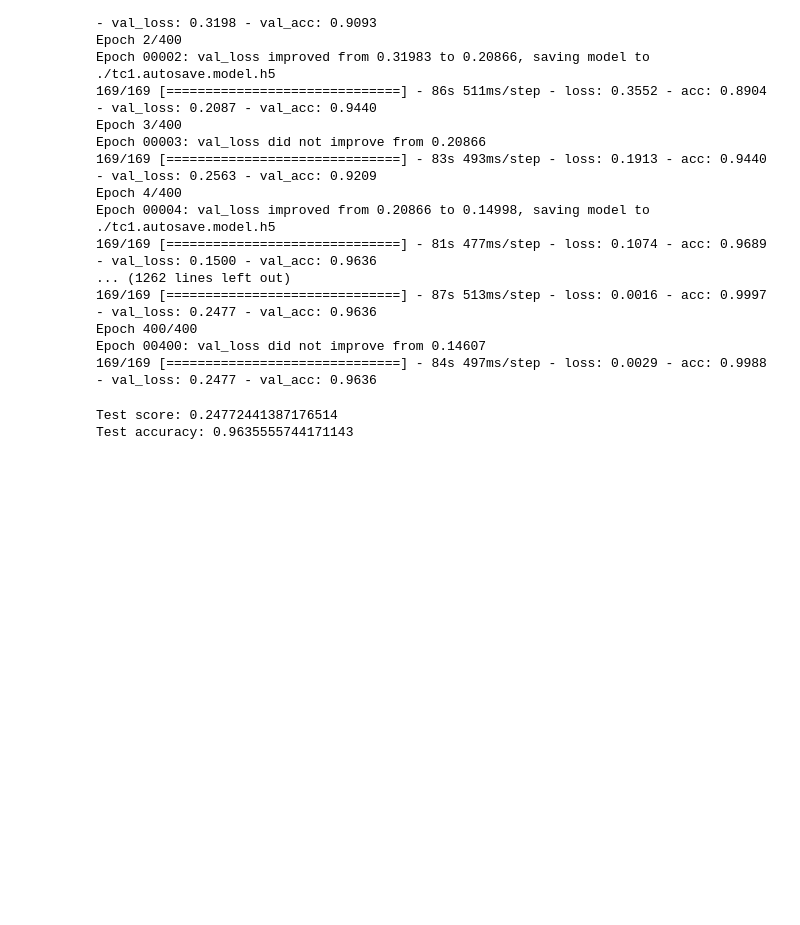
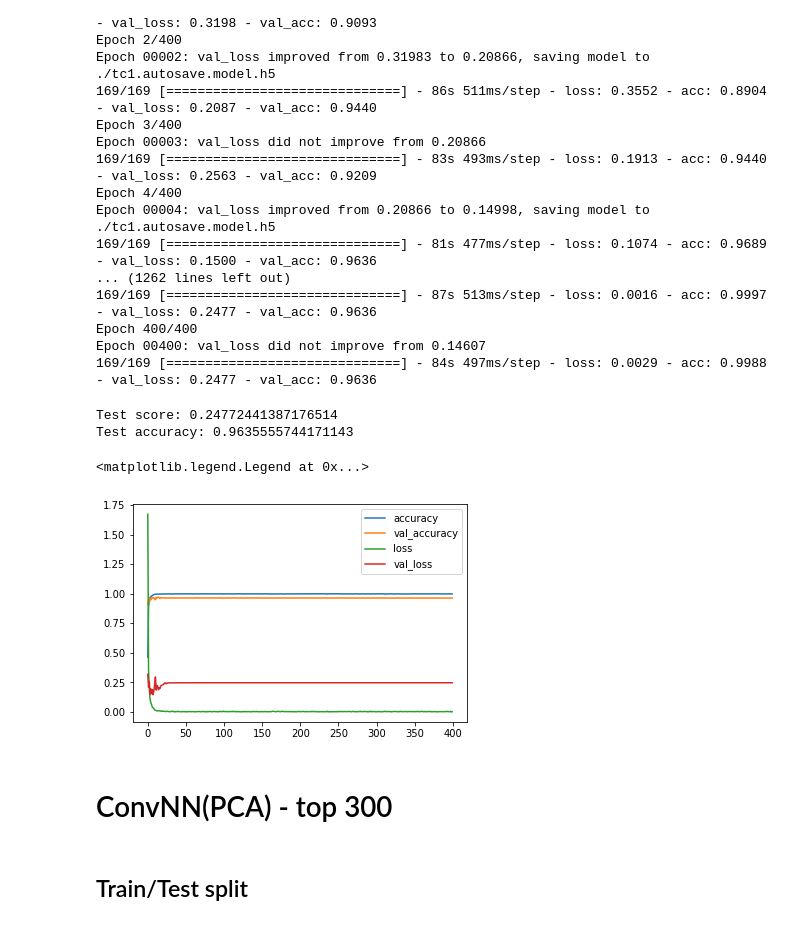
Before and after one commit to mengyaoo/FNL_GenesSelection, a Jupyter notebook: 02_TC1_PCA&tSNE.ipynb, the cells around one changed output. Drawn from its saved outputs; the diff is of its cells as text; code cells hidden in the pictures; blank space fills up the shorter version.

```diff
--- a/02_TC1_PCA&tSNE.ipynb
+++ b/02_TC1_PCA&tSNE.ipynb
@@ -270,7 +270,7 @@ Shape of data (AFTER  encode): (4500, 15)
 # %%
 TC1data15_selected = TC1data15.loc[:,sum_loading.loc[sum_loading >= 15,].index]
 # %%
-X_train, X_test, Y_train, Y_test = train_test_split(TC1data15.loc[:,sum_loading.loc[sum_loading >= 15,].index],
+X_train, X_test, Y_train, Y_test = train_test_split(TC1data15_selected,
                                                     outcome,
                                                     train_size=0.75,
                                                     test_size=0.25,
@@ -399,17 +399,16 @@ _________________________________________________________________
 # %%
 # save
 save = '.'
-output_dir = "/content/drive/My Drive/FNL_TC1/"
+output_dir = "Model"
 
-output_dir = save
 if not os.path.exists(output_dir):
-	os.makedirs(output_dir)
+        os.makedirs(output_dir)
 
 model_name = 'tc1'
 path = '{}/{}.autosave.model.h5'.format(output_dir, model_name)
 checkpointer = ModelCheckpoint(filepath=path,
                                verbose=1,
-                               save_weights_only=False,
+                               save_weights_only=True,
                                save_best_only=True)
 
 csv_logger = CSVLogger('{}/training.log'.format(output_dir))
@@ -453,3 +452,16 @@ print('Test accuracy:', score[1])
 # %% [output]
 Test score: 0.24772441387176514
 Test accuracy: 0.9635555744171143
+# %%
+plt.plot(history.history['acc'],label="accuracy")
+plt.plot(history.history['val_acc'],label="val_accuracy")
+plt.plot(history.history['loss'],label="loss")
+plt.plot(history.history['val_loss'],label="val_loss")
+plt.legend()
+# %% [output]
+<matplotlib.legend.Legend at 0x...>
+[figure, added]
+# %% [markdown]
+# ConvNN(PCA) - top 300
+# %% [markdown]
+## Train/Test split
```
Also changed, not shown: parts of 13 cells of this notebook.
